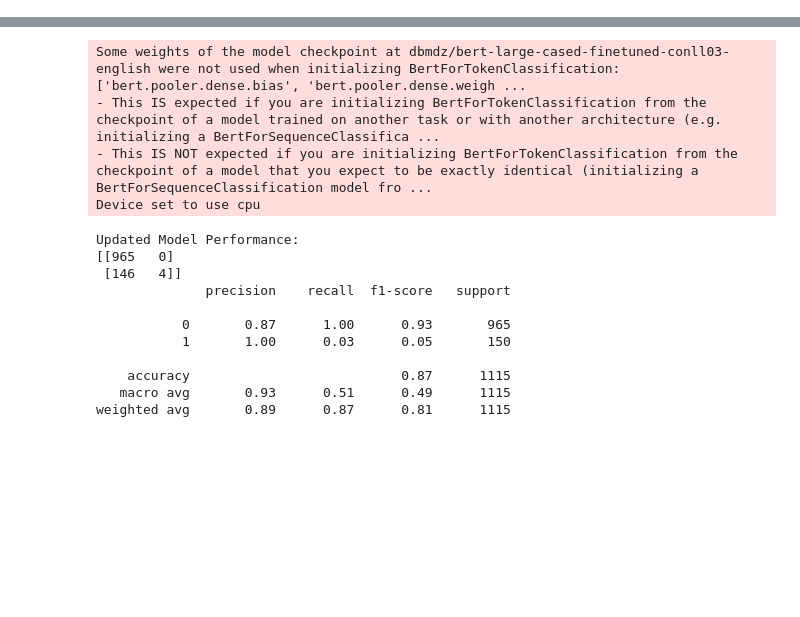
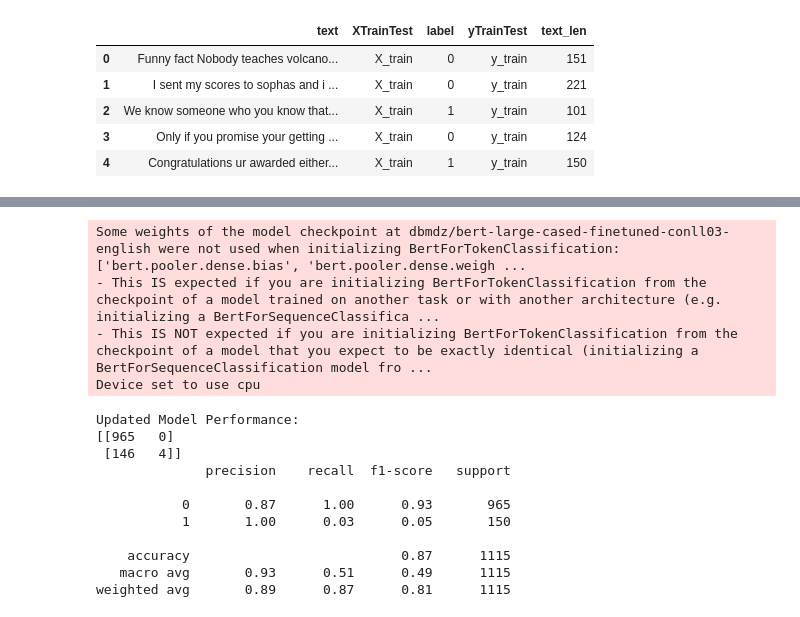
Before and after one commit to svfarande/ham-spam, a Jupyter notebook: code_solution_ShubhamFarande_svfarande@gmail.com.ipynb, the cells around one changed output, grey strips where cells are left out. Saved outputs shown, nothing was run; the diff lists cells and outputs as text; code cells hidden in the pictures; blank space fills up the shorter version.

```diff
--- a/code_solution_ShubhamFarande_svfarande@gmail.com.ipynb
+++ b/code_solution_ShubhamFarande_svfarande@gmail.com.ipynb
@@ -4,4 +29,14 @@ from sklearn.feature_extraction.text import TfidfVectorizer
 from sklearn.naive_bayes import MultinomialNB
 from sklearn.metrics import confusion_matrix, classification_report
 from transformers import pipeline
+
+import matplotlib.pyplot as plt
+import wordcloud
+
+import nltk
+from nltk.tokenize import word_tokenize
+from nltk.corpus import stopwords
+
+pd.set_option('display.max_colwidth', 10000)
+pd.set_option('display.max_rows', 200)
 # %%
@@ -14,0 +125,10 @@ X_train.shape, X_test.shape, y_train.shape, y_test.shape
+# %%
+df['text_len'] = df['text'].str.len()
+df.head()
+# %% [output]
+|  | text | XTrainTest | label | yTrainTest | text_len |
+| 0 | Funny fact Nobody teaches volcano... | X_train | 0 | y_train | 151 |
+| 1 | I sent my scores to sophas and i ... | X_train | 0 | y_train | 221 |
+| 2 | We know someone who you know that... | X_train | 1 | y_train | 101 |
+| 3 | Only if you promise your getting ... | X_train | 0 | y_train | 124 |
+| 4 | Congratulations ur awarded either... | X_train | 1 | y_train | 150 |
```
Also changed, not shown: parts of 40 cells of this notebook, 1 other file.
